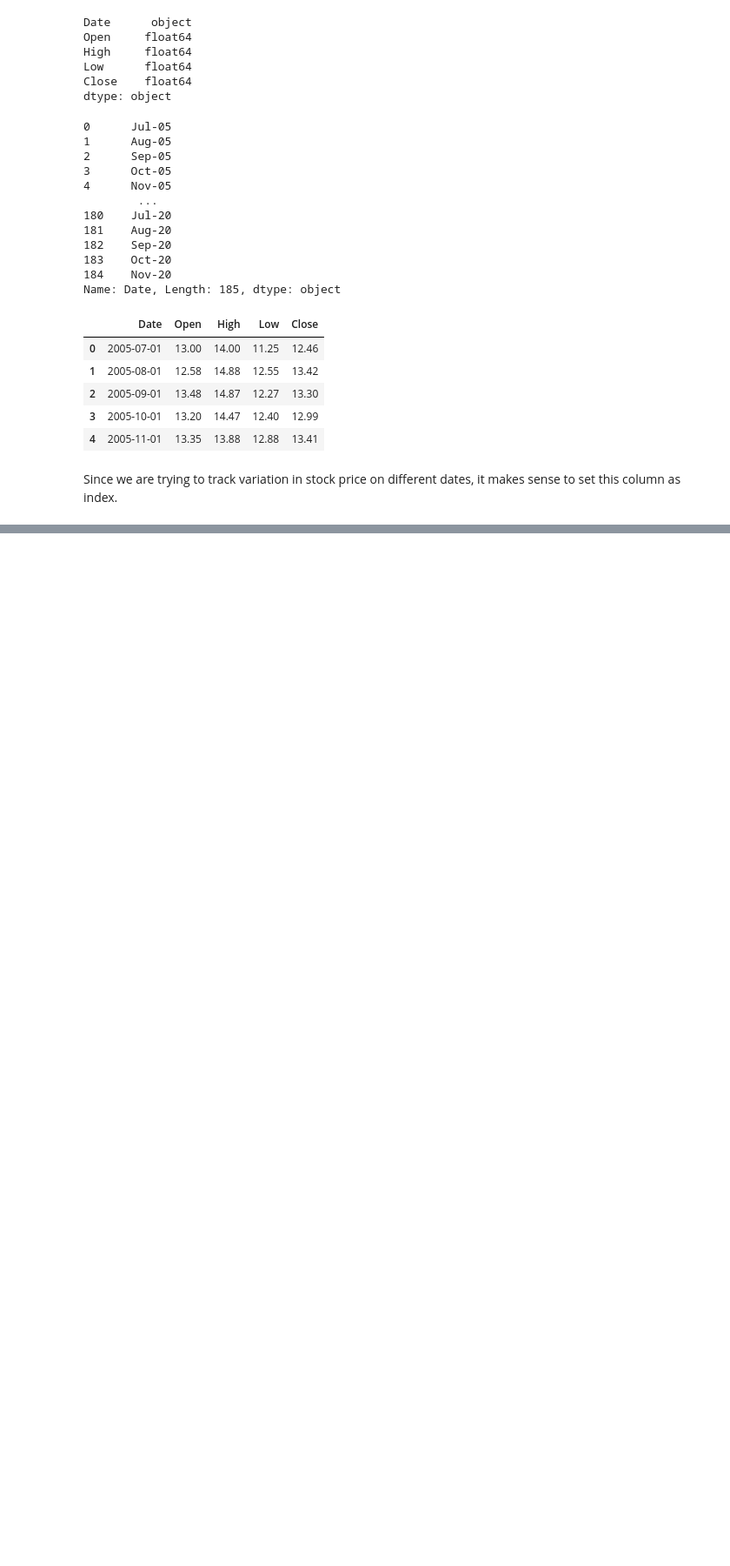
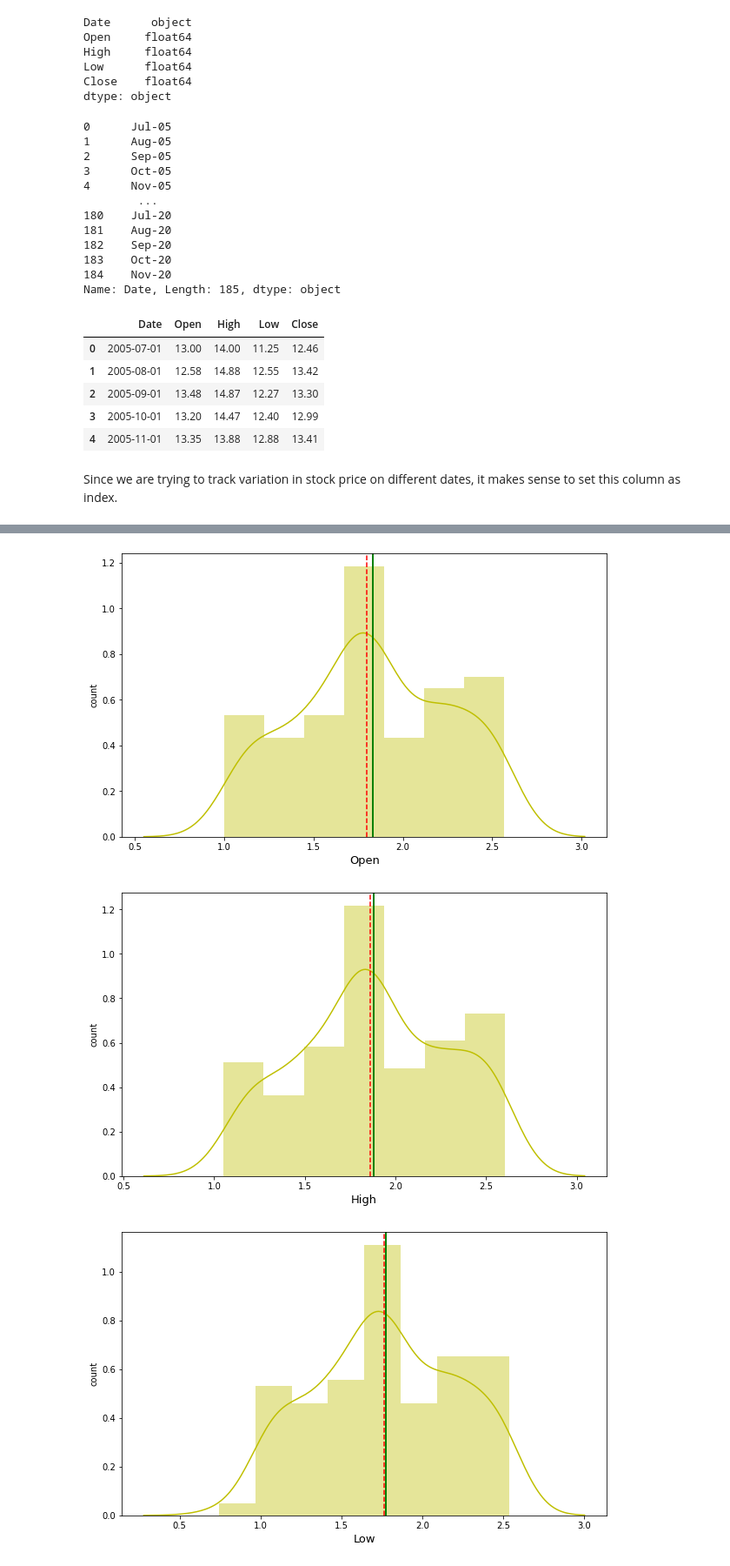
Before and after one commit to gopaljigupta45/YES_BANK_STOCK_PRICE_PREDICTION, a Jupyter notebook: Yes_bank_stock_price_prediction_.ipynb, the cells around one changed output, grey strips where cells are left out. Shown: that part at 87% size. Cells and saved outputs as stored; diff of their text form; code cells hidden in the pictures; blank space fills up the shorter version.

```diff
--- a/Yes_bank_stock_price_prediction_.ipynb
+++ b/Yes_bank_stock_price_prediction_.ipynb
@@ -160,0 +235,16 @@ df.set_index(df.Date, inplace=True)           # setting Date column as index.
+# %%
+# Lets use log transformation on these features using np.log() and plot them.
+for col in df.columns:
+  plt.figure(figsize=(10,6))
+  sns.distplot(np.log10(df[col]), color='y')
+  plt.xlabel(col, fontsize=13)
+  plt.ylabel('count')
+
+  # Plotting the mean and the median.
+  plt.axvline(np.log10(df[col]).mean(),color='green',linewidth=2)
+  plt.axvline(np.log10(df[col]).median(),color='red',linestyle='dashed',linewidth=1.5)
+  plt.show()
+# %% [output]
+[figure, added]
+[figure, added]
+[figure, added]
```
Also changed, not shown: parts of 15 cells of this notebook.
